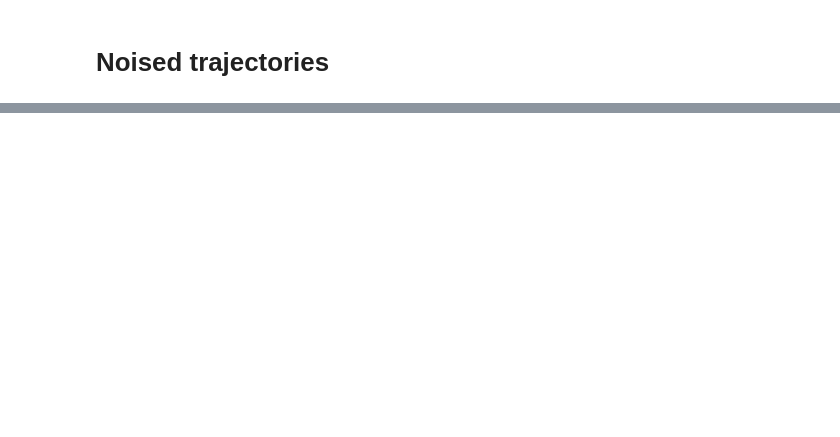
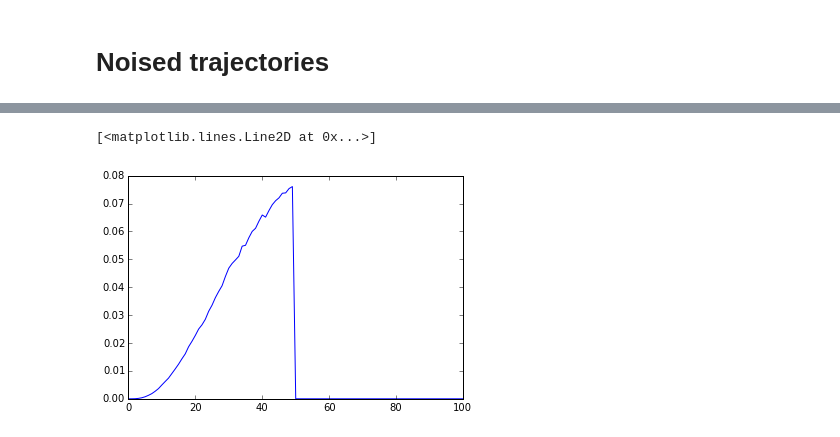
Before and after one commit to AnaideT/OptimalPrecision, a Jupyter notebook: 2017-07-13 Noised trajectories.ipynb, the cells around one changed output, grey strips where cells are left out. Saved outputs shown, nothing was run; the diff lists cells and outputs as text; code cells hidden in the pictures; blank space fills up the shorter version.

```diff
--- a/2017-07-13 Noised trajectories.ipynb
+++ b/2017-07-13 Noised trajectories.ipynb
@@ -172,0 +177,10 @@ plt.plot(vel1, lw = 2, color = 'red')
+# %%
+var_pos = np.zeros(T+R+1)
+
+for i in np.arange(T+R+1):
+    var_pos[i] = np.var(poss[:,i])
+# %%
+plt.plot(var_pos)
+# %% [output]
+[<matplotlib.lines.Line2D at 0x...>]
+[figure, added]
```
Also changed, not shown: parts of 1 cell of this notebook, 4 other files.
